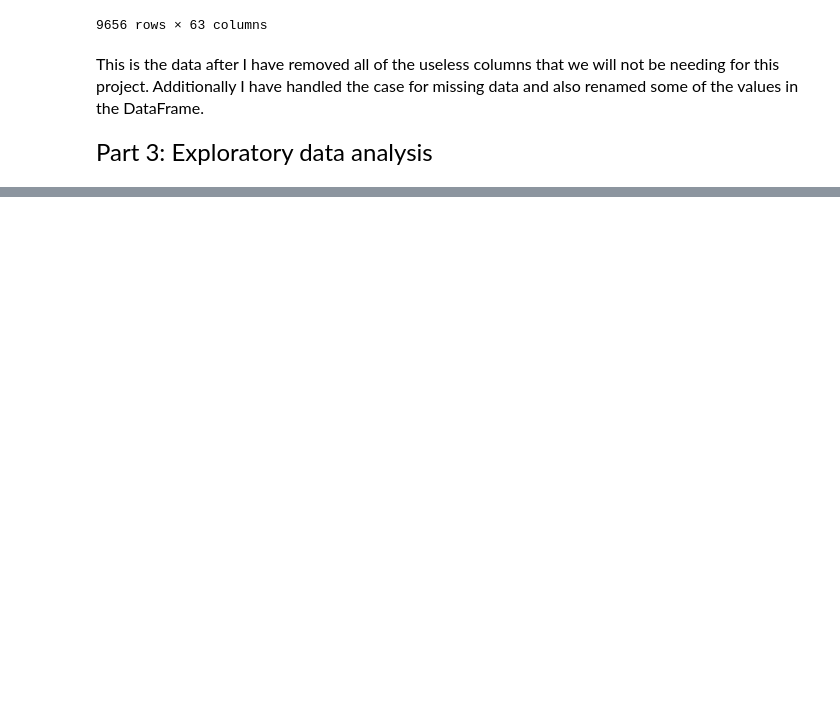
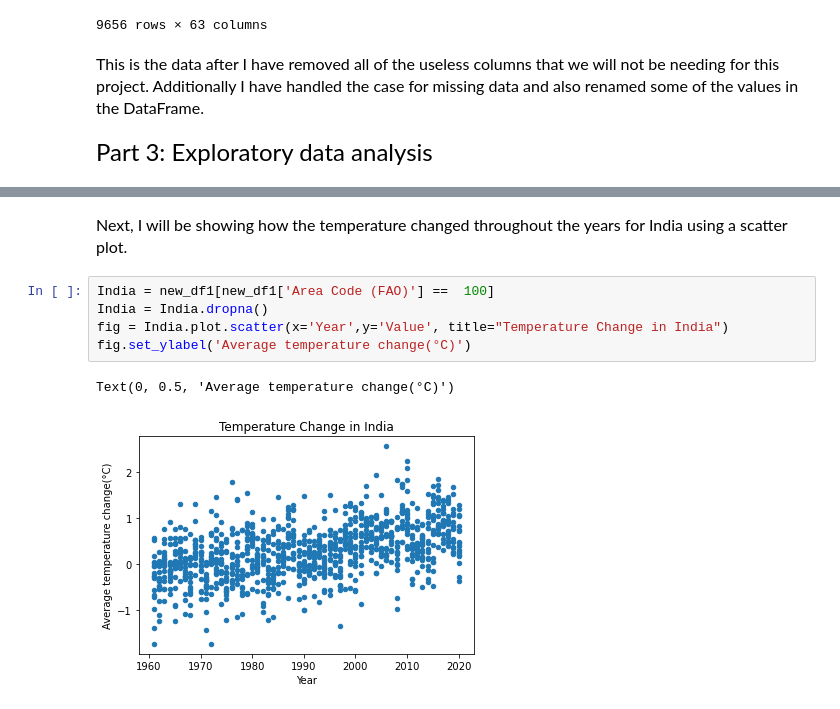
Before and after one commit to IshanPatelFinal/IshanPatelFinal.github.io, a Jupyter notebook: Ishan'sProject.ipynb, the cells around one changed output, grey strips where cells are left out. Drawn from its saved outputs; the diff is of its cells as text; blank space fills up the shorter version.

```diff
--- a/Ishan'sProject.ipynb
+++ b/Ishan'sProject.ipynb
@@ -79,0 +109,10 @@ df
+# %% [markdown]
+<font size = 3> Next, I will be showing how the temperature changed throughout the years for India using a scatter plot.</font>
+# %%
+India = new_df1[new_df1['Area Code (FAO)'] ==  100]
+India = India.dropna()
+fig = India.plot.scatter(x='Year',y='Value', title="Temperature Change in India")
+fig.set_ylabel('Average temperature change(°C)')
+# %% [output]
+Text(0, 0.5, 'Average temperature change(°C)')
+[figure, added]
```
Also changed, not shown: parts of 37 cells of this notebook, 2 other files.
